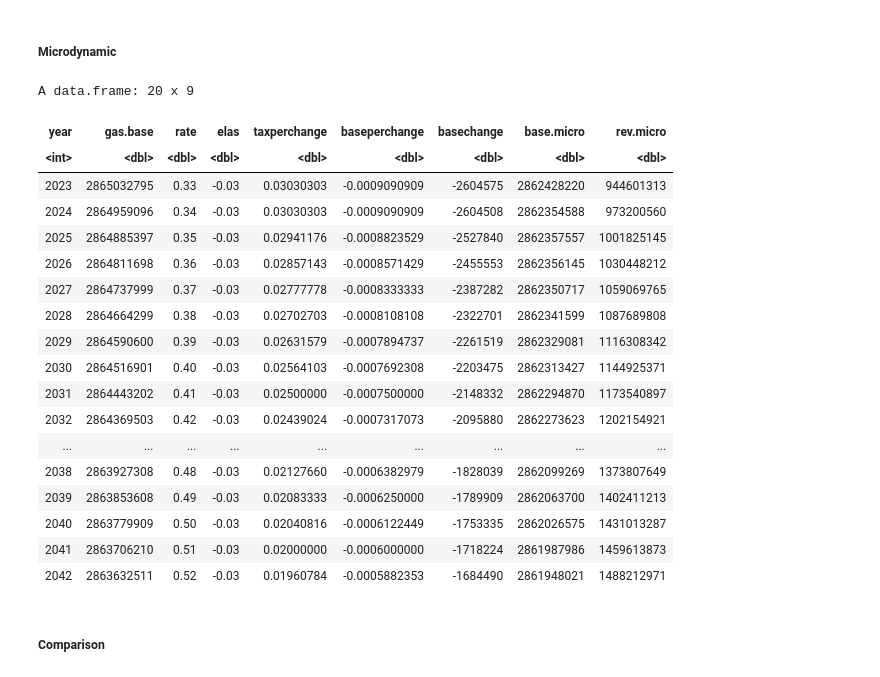
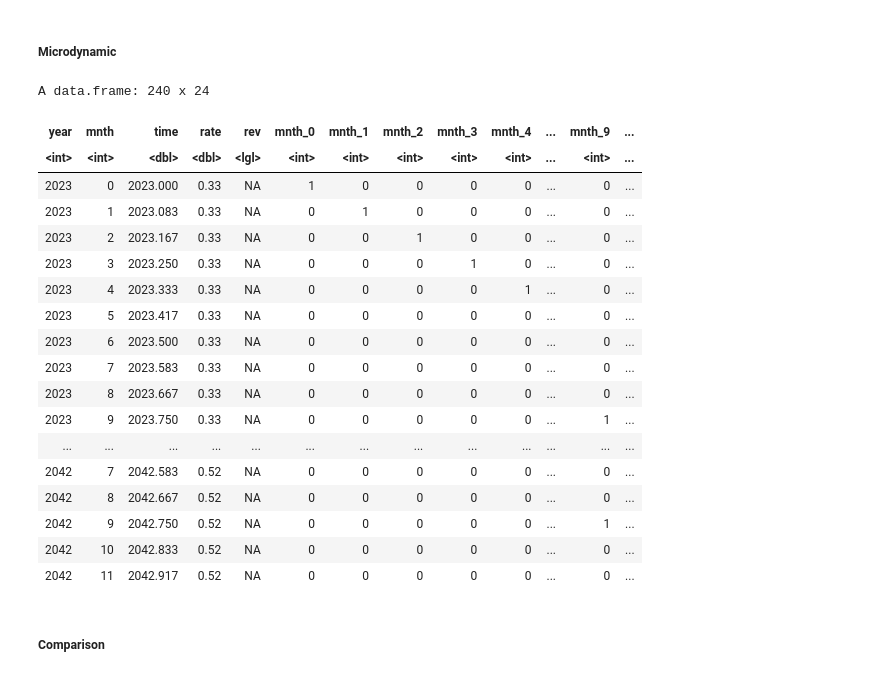
Before and after one commit to n-smalley/f606-Final-Project, a Jupyter notebook: analysis-r.ipynb, the cells around one changed output. Drawn from its saved outputs; the diff is of its cells as text; code cells hidden in the pictures.

```diff
--- a/analysis-r.ipynb
+++ b/analysis-r.ipynb
@@ -332,7 +317,7 @@ A data.frame: 20 x 4
 # %% [markdown]
 #### Static
 # %%
-staticg.fc = aggregate(gas.base ~ year, base.fc, sum)
+staticg.fc = base.fc
 staticg.fc$rate = 0.33
 for (r in 2:length(staticg.fc$gas.base))
     staticg.fc$rate[r] = staticg.fc$rate[r-1]+0.01
@@ -361,38 +346,42 @@ A data.frame: 20 x 4
 # %% [markdown]
 ##### Microdynamic
 # %%
-microg.fc = aggregate(gas.base ~ year, base.fc, sum)
+microg.fc = base.fc
 microg.fc$rate = 0.33
 microg.fc$elas = -0.03
 for (r in 2:length(microg.fc$gas.base))
-    microg.fc$rate[r] = microg.fc$rate[r-1]+0.01
+    if (microg.fc$year[r] == microg.fc$year[r-1]) {
+        microg.fc$rate[r] = microg.fc$rate[r-1]
+    } else {
+        microg.fc$rate[r] = microg.fc$rate[r-1]+0.01
+    }
 microg.fc$taxperchange = (0.34-0.33)/0.33
 for (r in 2:length(microg.fc$gas.base))
     microg.fc$taxperchange[r] = (microg.fc$rate[r]-microg.fc$rate[r-1])/microg.fc$rate[r-1]
 microg.fc$baseperchange = microg.fc$elas*microg.fc$taxperchange
 microg.fc$basechange = microg.fc$baseperchange*microg.fc$gas.base
 microg.fc$base.micro = microg.fc$gas.base+microg.fc$basechange
 microg.fc$rev.micro = microg.fc$base.micro*microg.fc$rate
 microg.fc
 # %% [output]
-A data.frame: 20 x 9
+A data.frame: 240 x 24
-| year | gas.base | rate | elas | taxperchange | baseperchange | basechange | base.micro | rev.micro |
-| <int> | <dbl> | <dbl> | <dbl> | <dbl> | <dbl> | <dbl> | <dbl> | <dbl> |
-| 2023 | 2865032795 | 0.33 | -0.03 | 0.03030303 | -0.0009090909 | -2604575 | 2862428220 | 944601313 |
-| 2024 | 2864959096 | 0.34 | -0.03 | 0.03030303 | -0.0009090909 | -2604508 | 2862354588 | 973200560 |
-| 2025 | 2864885397 | 0.35 | -0.03 | 0.02941176 | -0.0008823529 | -2527840 | 2862357557 | 1001825145 |
-| 2026 | 2864811698 | 0.36 | -0.03 | 0.02857143 | -0.0008571429 | -2455553 | 2862356145 | 1030448212 |
-| 2027 | 2864737999 | 0.37 | -0.03 | 0.02777778 | -0.0008333333 | -2387282 | 2862350717 | 1059069765 |
-| 2028 | 2864664299 | 0.38 | -0.03 | 0.02702703 | -0.0008108108 | -2322701 | 2862341599 | 1087689808 |
-| 2029 | 2864590600 | 0.39 | -0.03 | 0.02631579 | -0.0007894737 | -2261519 | 2862329081 | 1116308342 |
-| 2030 | 2864516901 | 0.40 | -0.03 | 0.02564103 | -0.0007692308 | -2203475 | 2862313427 | 1144925371 |
-| 2031 | 2864443202 | 0.41 | -0.03 | 0.02500000 | -0.0007500000 | -2148332 | 2862294870 | 1173540897 |
-| 2032 | 2864369503 | 0.42 | -0.03 | 0.02439024 | -0.0007317073 | -2095880 | 2862273623 | 1202154921 |
-| ... | ... | ... | ... | ... | ... | ... | ... | ... |
-| 2038 | 2863927308 | 0.48 | -0.03 | 0.02127660 | -0.0006382979 | -1828039 | 2862099269 | 1373807649 |
-| 2039 | 2863853608 | 0.49 | -0.03 | 0.02083333 | -0.0006250000 | -1789909 | 2862063700 | 1402411213 |
-| 2040 | 2863779909 | 0.50 | -0.03 | 0.02040816 | -0.0006122449 | -1753335 | 2862026575 | 1431013287 |
-| 2041 | 2863706210 | 0.51 | -0.03 | 0.02000000 | -0.0006000000 | -1718224 | 2861987986 | 1459613873 |
-| 2042 | 2863632511 | 0.52 | -0.03 | 0.01960784 | -0.0005882353 | -1684490 | 2861948021 | 1488212971 |
+| year | mnth | time | rate | rev | mnth_0 | mnth_1 | mnth_2 | mnth_3 | mnth_4 | ... | mnth_9 | ... |
+| <int> | <int> | <dbl> | <dbl> | <lgl> | <int> | <int> | <int> | <int> | <int> | ... | <int> | ... |
+| 2023 | 0 | 2023.000 | 0.33 | NA | 1 | 0 | 0 | 0 | 0 | ... | 0 | ... |
+| 2023 | 1 | 2023.083 | 0.33 | NA | 0 | 1 | 0 | 0 | 0 | ... | 0 | ... |
+| 2023 | 2 | 2023.167 | 0.33 | NA | 0 | 0 | 1 | 0 | 0 | ... | 0 | ... |
+| 2023 | 3 | 2023.250 | 0.33 | NA | 0 | 0 | 0 | 1 | 0 | ... | 0 | ... |
+| 2023 | 4 | 2023.333 | 0.33 | NA | 0 | 0 | 0 | 0 | 1 | ... | 0 | ... |
+| 2023 | 5 | 2023.417 | 0.33 | NA | 0 | 0 | 0 | 0 | 0 | ... | 0 | ... |
+| 2023 | 6 | 2023.500 | 0.33 | NA | 0 | 0 | 0 | 0 | 0 | ... | 0 | ... |
+| 2023 | 7 | 2023.583 | 0.33 | NA | 0 | 0 | 0 | 0 | 0 | ... | 0 | ... |
+| 2023 | 8 | 2023.667 | 0.33 | NA | 0 | 0 | 0 | 0 | 0 | ... | 0 | ... |
+| 2023 | 9 | 2023.750 | 0.33 | NA | 0 | 0 | 0 | 0 | 0 | ... | 1 | ... |
+| ... | ... | ... | ... | ... | ... | ... | ... | ... | ... | ... | ... | ... |
+| 2042 | 7 | 2042.583 | 0.52 | NA | 0 | 0 | 0 | 0 | 0 | ... | 0 | ... |
+| 2042 | 8 | 2042.667 | 0.52 | NA | 0 | 0 | 0 | 0 | 0 | ... | 0 | ... |
+| 2042 | 9 | 2042.750 | 0.52 | NA | 0 | 0 | 0 | 0 | 0 | ... | 1 | ... |
+| 2042 | 10 | 2042.833 | 0.52 | NA | 0 | 0 | 0 | 0 | 0 | ... | 0 | ... |
+| 2042 | 11 | 2042.917 | 0.52 | NA | 0 | 0 | 0 | 0 | 0 | ... | 0 | ... |
 # %% [markdown]
 ##### Comparison
```
Also changed, not shown: parts of 55 cells of this notebook, 3 other files.
